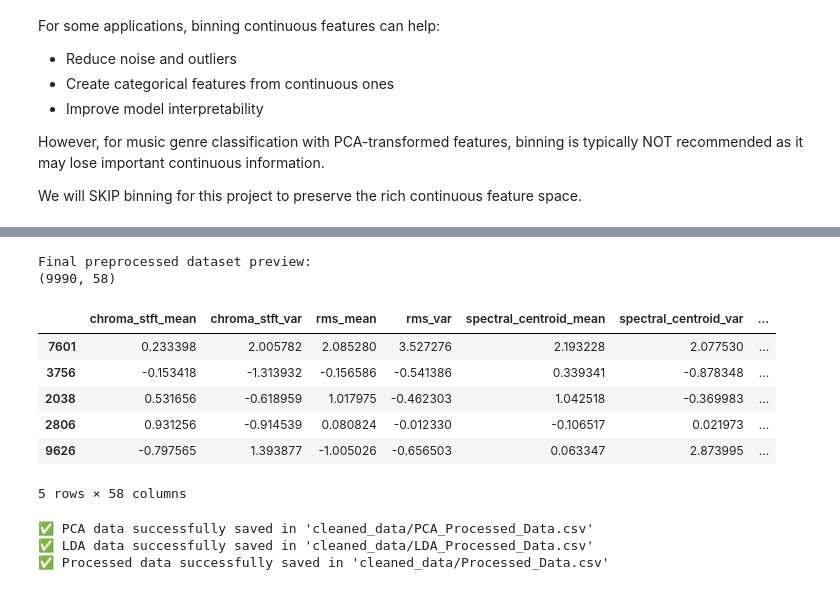
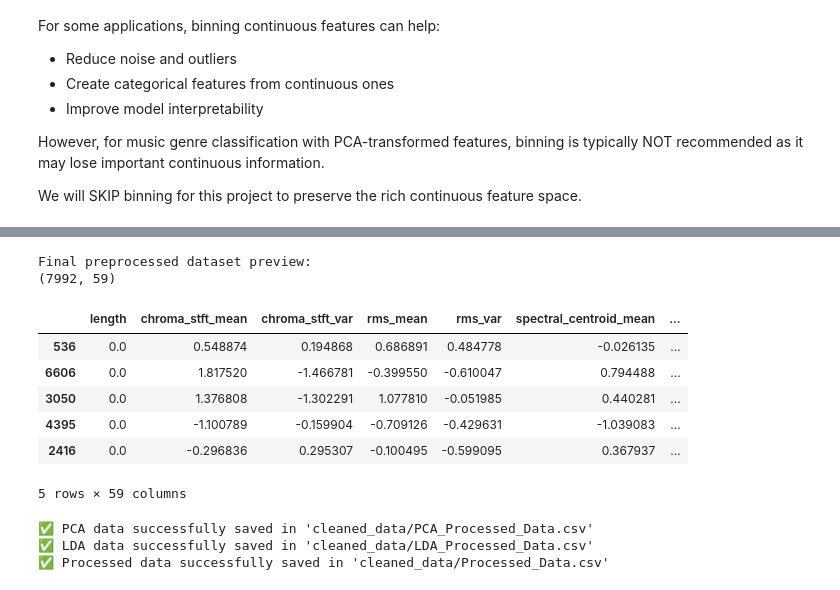
Before and after one commit to Sohanuu66/Music_Genre_Classification_GTZAN_Dataset, a Jupyter notebook: EDA.ipynb, the cells around one changed output, grey strips where cells are left out. Saved outputs shown, nothing was run; the diff lists cells and outputs as text; code cells hidden in the pictures.

```diff
--- a/EDA.ipynb
+++ b/EDA.ipynb
@@ -224,0 +235,30 @@ Let's start by examining the data quality.
+# %%
+import pandas as pd
+from sklearn.model_selection import train_test_split
+
+# Assuming your dataset is already loaded
+# and that the target column is named 'label'
+# (change this to match your actual label column)
+target_col = 'label'
+
+# Stratified split — keeps same class proportions in train & test
+train_df, test_df = train_test_split(
+    df,
+    test_size=0.2,
+    stratify=df[target_col],
+    random_state=42
+)
+
+# Save raw splits before cleaning
+train_df.to_csv(r"cleaned_data\train_raw.csv", index=False)
+test_df.to_csv(r"cleaned_data\test_raw.csv", index=False)
+
+# Keep a copy of the original dataset if needed
+main_df = df.copy()
+
+# Use train_df for cleaning and preprocessing
+df = train_df
+
+print("Shape of train_df", df.shape)
+print("Shape of test_df", test_df.shape)
+df['label'].nunique()
@@ -918,20 +970,19 @@ Final preprocessed dataset preview:
 # %%
 X_scaled_df['genre_encoded'] = y
-X_scaled_df.drop(columns='length', inplace=True)
 print("Final preprocessed dataset preview:")
 print(X_scaled_df.shape)
 
 X_scaled_df.sample(5)
 # %% [output]
 Final preprocessed dataset preview:
-(9990, 58)
+(7992, 59)
-|  | chroma_stft_mean | chroma_stft_var | rms_mean | rms_var | spectral_centroid_mean | spectral_centroid_var | ... |
-| 7601 | 0.233398 | 2.005782 | 2.085280 | 3.527276 | 2.193228 | 2.077530 | ... |
-| 3756 | -0.153418 | -1.313932 | -0.156586 | -0.541386 | 0.339341 | -0.878348 | ... |
-| 2038 | 0.531656 | -0.618959 | 1.017975 | -0.462303 | 1.042518 | -0.369983 | ... |
-| 2806 | 0.931256 | -0.914539 | 0.080824 | -0.012330 | -0.106517 | 0.021973 | ... |
-| 9626 | -0.797565 | 1.393877 | -1.005026 | -0.656503 | 0.063347 | 2.873995 | ... |
+|  | length | chroma_stft_mean | chroma_stft_var | rms_mean | rms_var | spectral_centroid_mean | ... |
+| 536 | 0.0 | 0.548874 | 0.194868 | 0.686891 | 0.484778 | -0.026135 | ... |
+| 6606 | 0.0 | 1.817520 | -1.466781 | -0.399550 | -0.610047 | 0.794488 | ... |
+| 3050 | 0.0 | 1.376808 | -1.302291 | 1.077810 | -0.051985 | 0.440281 | ... |
+| 4395 | 0.0 | -1.100789 | -0.159904 | -0.709126 | -0.429631 | -1.039083 | ... |
+| 2416 | 0.0 | -0.296836 | 0.295307 | -0.100495 | -0.599095 | 0.367937 | ... |
-5 rows × 58 columns
+5 rows × 59 columns
 # %%
 import os
 
```
Also changed, not shown: parts of 20 cells of this notebook, 8 other files.
